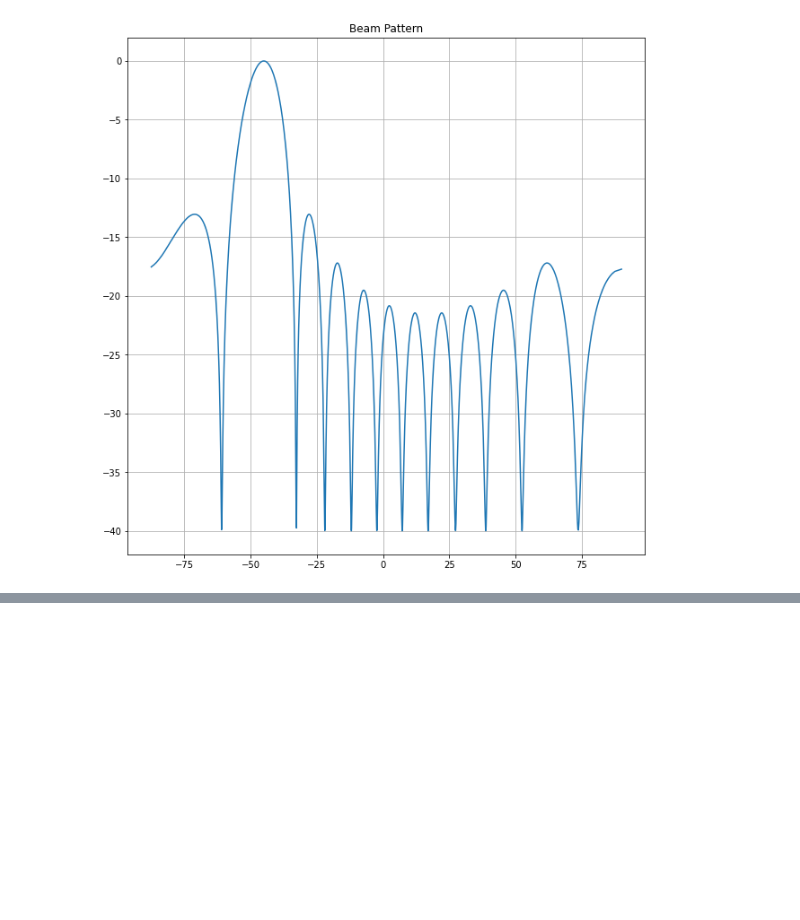
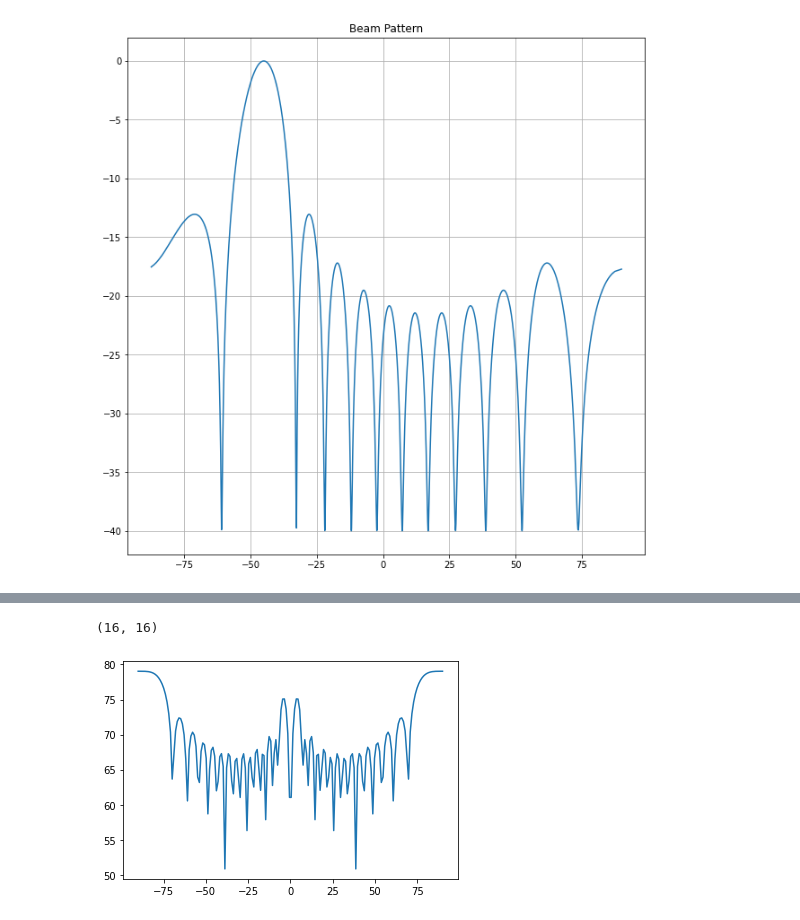
Before and after one commit to ManuMollon261297/PASA, a Jupyter notebook: TP6-Arreglos/ArreglosAdaptativos.ipynb, the cells around one changed output, grey strips where cells are left out. Cells and saved outputs as stored; diff of their text form; code cells hidden in the pictures; blank space fills up the shorter version.

```diff
--- a/TP6-Arreglos/ArreglosAdaptativos.ipynb
+++ b/TP6-Arreglos/ArreglosAdaptativos.ipynb
@@ -141,0 +174,28 @@ plt.show()
+# %%
+#Parametros
+N = 4096
+M= 16
+sigma_x1 = 1
+sigma_x2 = np.sqrt(0.1)
+sigma_n = np.sqrt(0.005)
+phi_x1 = -45 *(math.pi/180) #Angulo de arribo de x1 en radianes
+phi_x2 = -65 *(math.pi/180) #Angulo de arribo de x2 en radianes
+Fc = 3e9                    #Frecuencia de portadora de 3GHZ
+lambda_c = 3e8/Fc
+d = lambda_c /2
+
+#Modelado de las señales
+x1 = np.random.normal(scale = sigma_x1, size=N )
+x2 = np.random.normal(scale = sigma_x2, size=N )
+noise= model_noise(M,N,sigma_n)
+#Señal recibida
+recieved = model_signal(M,d,x2,lambda_c,phi_x2) + noise
+coefs, losses = GetCoefsAndLossSINR(recieved,d,lambda_c,phi_x1, sigma_n)
+# %% [output]
+(16, 16)
+# %%
+angle_array = np.linspace(start=-90,stop=90, num=180)
+plt.plot(angle_array, 10*np.log10(abs(losses)) )
+plt.show()
+# %% [output]
+[figure, added]
```
Also changed, not shown: parts of 5 cells of this notebook.
